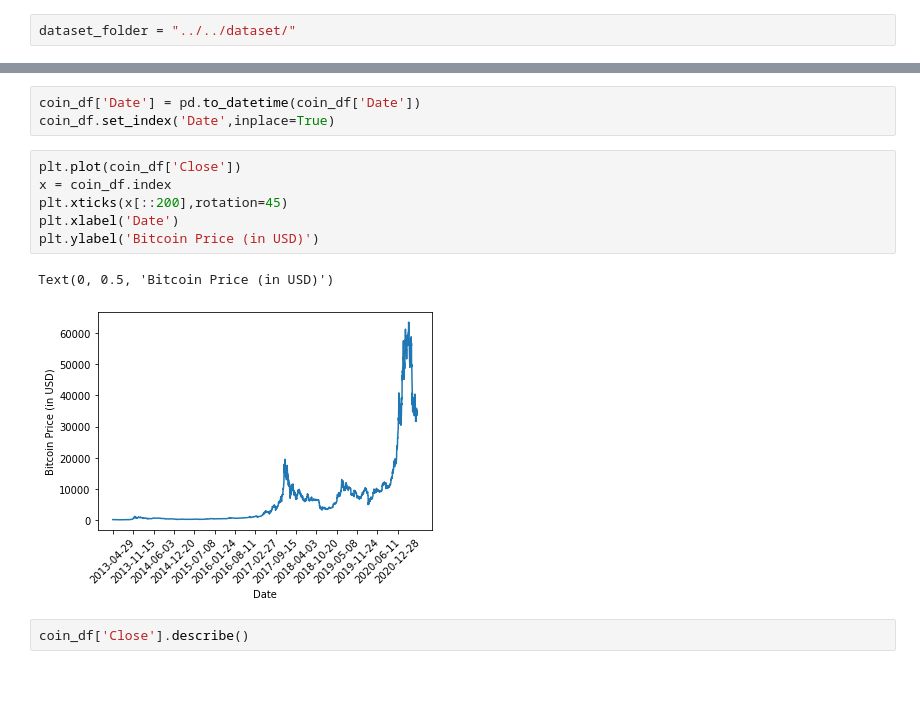
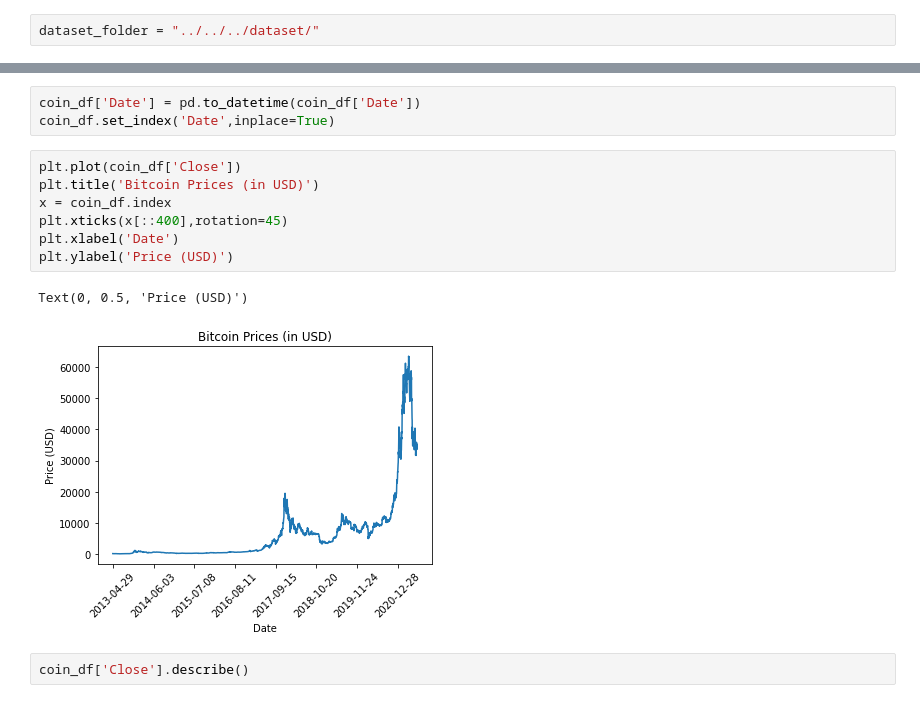
Before and after one commit to goodudetheboy/TimeSeriesWithNN, a Jupyter notebook: src/prospectus/analysis/Bitcoin_Oil_data_analysis.ipynb, the cells around one changed output, grey strips where cells are left out. Cells and saved outputs as stored; diff of their text form.

```diff
--- a/src/prospectus/analysis/Bitcoin_Oil_data_analysis.ipynb
+++ b/src/prospectus/analysis/Bitcoin_Oil_data_analysis.ipynb
@@ -4,7 +4,7 @@ import pandas as pd
 import matplotlib.pyplot as plt
 #import numpy and pandas libraries
 # %%
-dataset_folder = "../../dataset/"
+dataset_folder = "../../../dataset/"
 # %% [markdown]
 # Oil price analysis
 # %%
@@ -108,13 +109,14 @@ coin_df['Date'] = pd.to_datetime(coin_df['Date'])
 coin_df.set_index('Date',inplace=True)
 # %%
 plt.plot(coin_df['Close'])
+plt.title('Bitcoin Prices (in USD)')
 x = coin_df.index
-plt.xticks(x[::200],rotation=45)
+plt.xticks(x[::400],rotation=45)
 plt.xlabel('Date')
-plt.ylabel('Bitcoin Price (in USD)')
+plt.ylabel('Price (USD)')
 # %% [output]
-Text(0, 0.5, 'Bitcoin Price (in USD)')
+Text(0, 0.5, 'Price (USD)')
-[figure, old version]
+[figure, new version]
 # %%
 coin_df['Close'].describe()
 # %% [output]
```
Also changed, not shown: parts of 1 cell of this notebook, 14 other files.
